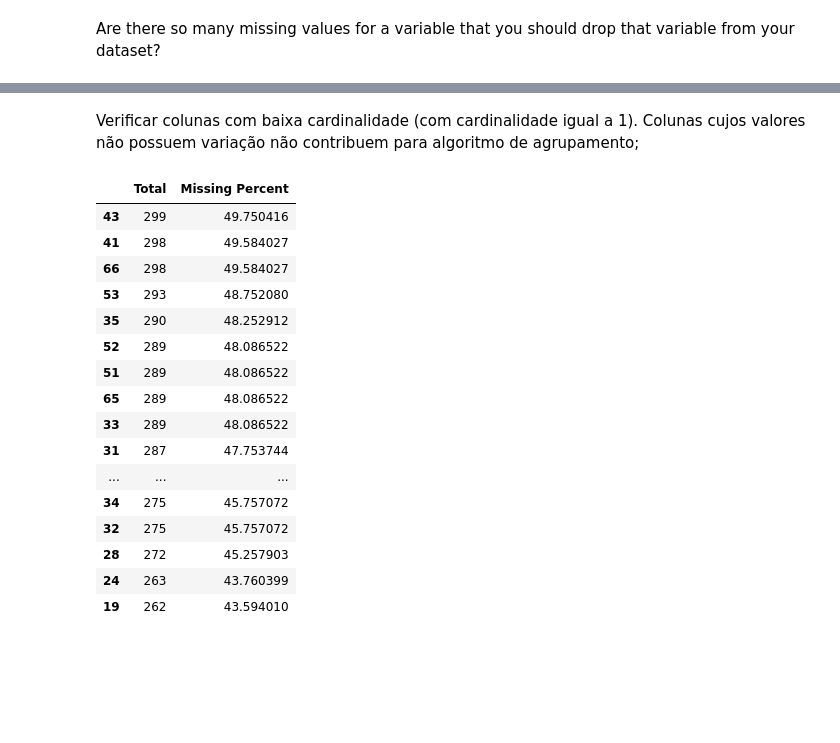
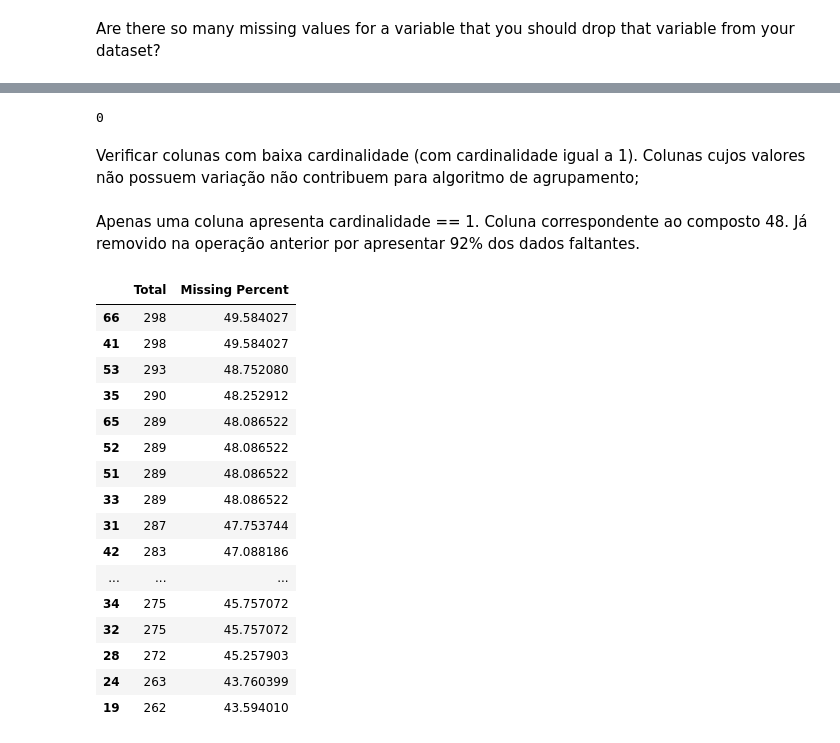
Before and after one commit to JohnnyUFT/Descoberta-de-Conhecimento-em-Base-de-Dados-de-Fungos, a Jupyter notebook: 01.pre_processamento.ipynb, the cells around one changed output, grey strips where cells are left out. Saved outputs shown, nothing was run; the diff lists cells and outputs as text; code cells hidden in the pictures; blank space fills up the shorter version.

```diff
--- a/01.pre_processamento.ipynb
+++ b/01.pre_processamento.ipynb
@@ -45,3 +60,0 @@ df.head(5)
-# %%
-# converte coluna de resultados em linhas:
-df = df.pivot(columns='Composto')
@@ -214,0 +186,7 @@ data.shape
+# %%
+# remove quaisquer colunas com mais de 15% de valores faltantes:
+# df = df.dropna(thresh=df.shape[0] * 0.85, axis=1)
+
+# remove quaisquer colunas com mais de 50% de valores faltantes:
+df = df.dropna(thresh=df.shape[0] * 0.5, axis=1)
+df.shape
@@ -214,0 +238,13 @@ data.shape
+# %%
+# copia de segurança
+df1 = df.copy()
+# %%
+# remove colunas (axis=1) que não possuam ao menos 303 celulas preenchidas
+# 303 celulas preenchidas é equivalente a ter mais de 50% de preenchimento dos dados
+df1.dropna(axis=1, thresh=303, inplace=True)
+
+# outra forma de fazer, dessa vez atribuindo uma porcentagem ao treshold
+# pct_null = df.isnull().sum() / len(df)
+# missing_features = pct_null[pct_null > 0.80].index
+
+df1.head(3)
@@ -215,2 +263,7 @@ data.shape
+# %%
+# checa novamente por objetos duplicados
+df1.duplicated().sum()
+# %% [output]
+0
 # %% [markdown]
 Verificar colunas com baixa cardinalidade (com cardinalidade igual a 1). Colunas cujos valores não possuem variação não contribuem para algoritmo de agrupamento;
@@ -220 +270,4 @@ Verificar colunas com baixa cardinalidade (com cardinalidade igual a 1). Colunas
+# %% [markdown]
+Apenas uma coluna apresenta cardinalidade == 1. Coluna correspondente ao composto 48.
+Já removido na operação anterior por apresentar 92% dos dados faltantes.
 # %%
@@ -224,24 +276,24 @@ data.to_csv('03.1 - reacoes_col_removidas.csv')
 # %%
 # ainda temos valores nulos, vamos vê-los:
 
-# mostra colunas com qtd de valores nulos maior que 40% dos possiveis registros:
-total = data.isnull().sum().sort_values(ascending=False)
-percent = (data.isnull().sum()/data.isnull().count()).sort_values(ascending=False)
+# mostra colunas com qtd de valores faltantes maior que 40%
+total = df1.isnull().sum().sort_values(ascending=False)
+percent = (df1.isnull().sum()/df1.isnull().count()).sort_values(ascending=False)
 missing_data = pd.concat([total, percent], axis=1, keys=['Total', 'Missing Percent'])
 missing_data['Missing Percent'] = missing_data['Missing Percent'].apply(lambda x: x * 100)
 missing_data.loc[missing_data['Missing Percent'] > 40]
 # %% [output]
 |  | Total | Missing Percent |
-| 43 | 299 | 49.750416 |
+| 66 | 298 | 49.584027 |
 | 41 | 298 | 49.584027 |
-| 66 | 298 | 49.584027 |
 | 53 | 293 | 48.752080 |
 | 35 | 290 | 48.252912 |
+| 65 | 289 | 48.086522 |
 | 52 | 289 | 48.086522 |
 | 51 | 289 | 48.086522 |
-| 65 | 289 | 48.086522 |
 | 33 | 289 | 48.086522 |
 | 31 | 287 | 47.753744 |
+| 42 | 283 | 47.088186 |
 | ... | ... | ... |
 | 34 | 275 | 45.757072 |
 | 32 | 275 | 45.757072 |
```
Also changed, not shown: parts of 61 cells of this notebook.
